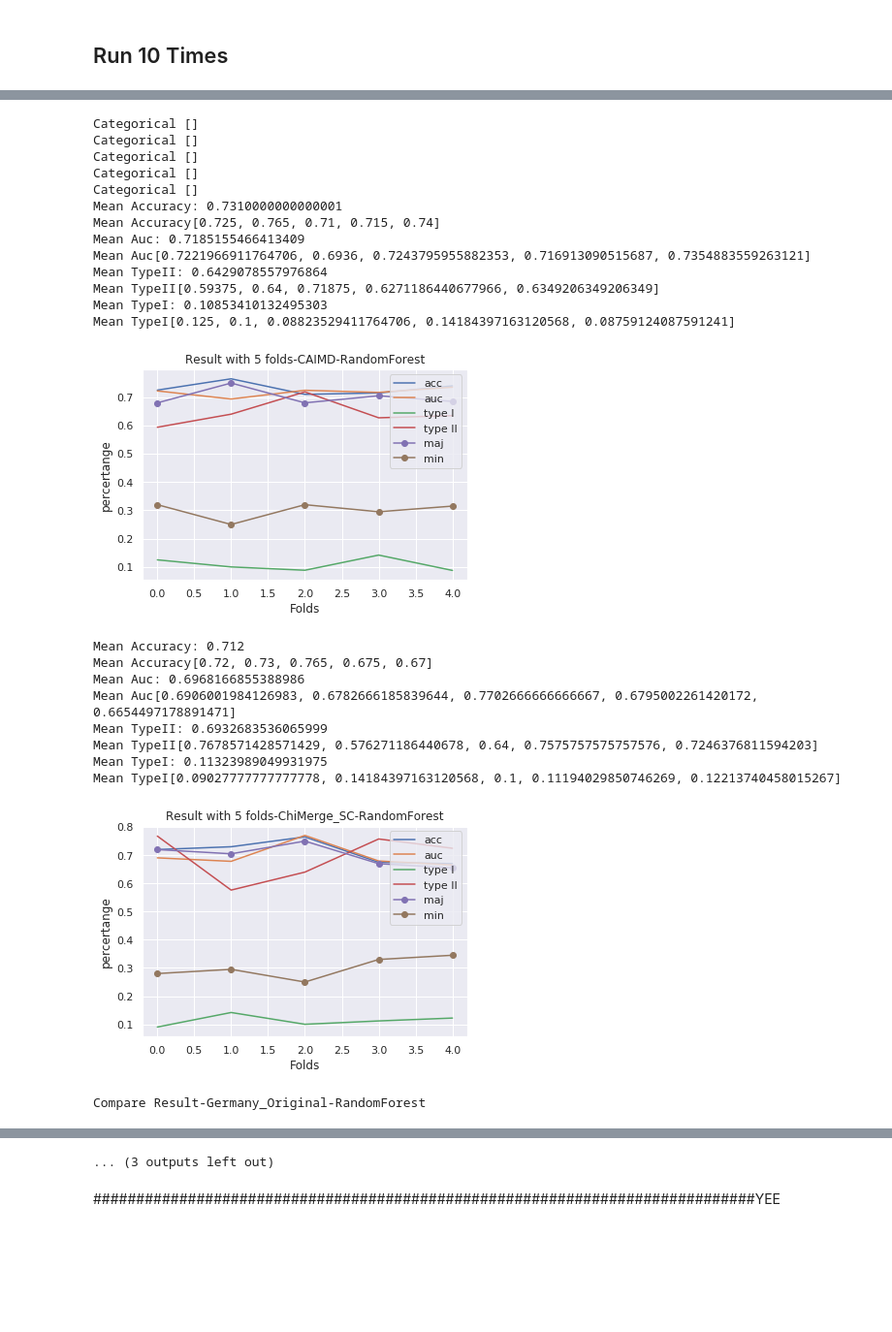
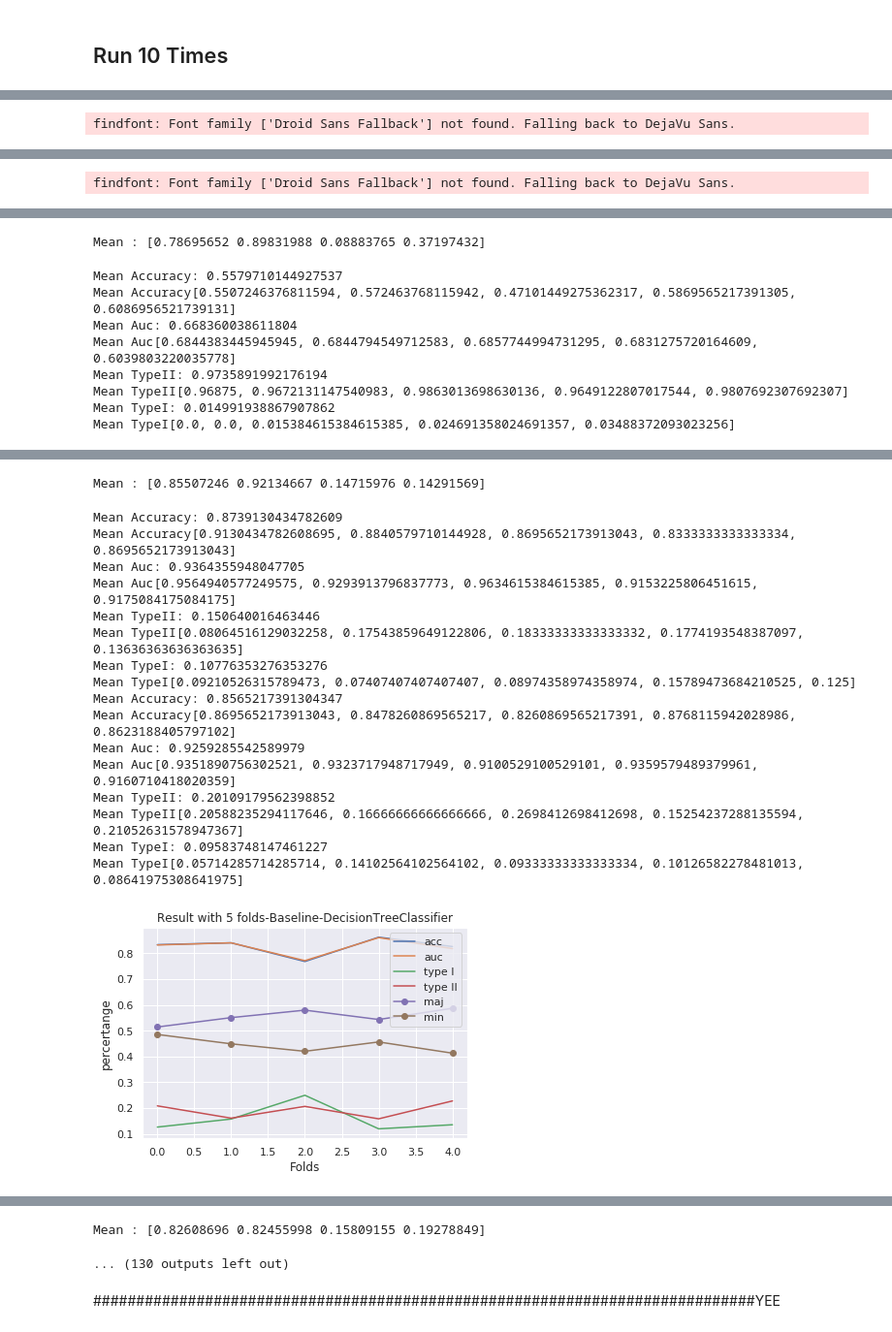
Before and after one commit to BanNel/Discretize_Classification, a Jupyter notebook: Discretization Classification 2.0(Template) - KFold.ipynb, the cells around one changed output, grey strips where cells are left out. Shown at 97% size. Drawn from its saved outputs; the diff is of its cells as text; code cells hidden in the pictures; blank space fills up the shorter version.

Commit message:
Add Australian Different Conti Column

```diff
--- a/Discretization Classification 2.0(Template) - KFold.ipynb
+++ b/Discretization Classification 2.0(Template) - KFold.ipynb
@@ -33,7 +33,7 @@ lock = Lock()
 ## Import Data
 # %%
 # Load Data
-data_name = "Germany_Original"
+data_name = "Australian_(Dis5Column)Without12"
 # data_name = "Australian_Original"
 
 if data_name == "Tsai_Original":
@@ -46,6 +46,8 @@ elif  data_name == "Australian_Original":
     data_list,target_list,discretize_coloumn = ClassificationDataset().load_Australian_CreditData()
 elif  data_name == "Australian_Normalize(Old)":
     data_list,target_list,discretize_coloumn = ClassificationDataset().load_Australian_CreditData_Normalize()
+elif  data_name == "Australian_(Dis5Column)Without12":
+    data_list,target_list,discretize_coloumn = ClassificationDataset().load_Australian_CreditData_Different_Continuous_Column()
 elif  data_name == "GiveMeSomeCredit":
     data_list,target_list,discretize_coloumn = ClassificationDataset().load_GiveMeSomeCredit_CreditData()
 elif  data_name == "Japanese_Credit":
@@ -533,8 +535,8 @@ t7 = Thread(target=run10times,args=(xgBoost,"xgBoost"))
 t8 = Thread(target=run10times,args=(GaussianNaiveBayes,"GaussianNaiveBayes"))
 
 
-#thread_list = [t0,t1,t2,t3,t4,t5,t6,t7]
-thread_list = [t4]
+thread_list = [t1,t2,t3,t4,t5,t6,t7,t8]
+#thread_list = [t4]
 
 #程式開始
 for item in thread_list:
@@ -558,0 +553 @@ Mean TypeI[0.09859154929577464, 0.031746031746031744, 0.11920529801324503, 0.055
+findfont: Font family ['Droid Sans Fallback'] not found. Falling back to DejaVu Sans.
@@ -558,0 +571 @@ Mean TypeI[0.09859154929577464, 0.031746031746031744, 0.11920529801324503, 0.055
+findfont: Font family ['Droid Sans Fallback'] not found. Falling back to DejaVu Sans.
@@ -568,0 +573,9 @@ Mean TypeI[0.15, 0.0958904109589041, 0.04964539007092199, 0.08029197080291971, 0
+Mean : [0.78695652 0.89831988 0.08883765 0.37197432]
+Mean Accuracy: 0.5579710144927537
+Mean Accuracy[0.5507246376811594, 0.572463768115942, 0.47101449275362317, 0.5869565217391305, 0.6086956521739131]
+Mean Auc: 0.668360038611804
+Mean Auc[0.6844383445945945, 0.6844794549712583, 0.6857744994731295, 0.6831275720164609, 0.6039803220035778]
+Mean TypeII: 0.9735891992176194
+Mean TypeII[0.96875, 0.9672131147540983, 0.9863013698630136, 0.9649122807017544, 0.9807692307692307]
+Mean TypeI: 0.014991938867907862
+Mean TypeI[0.0, 0.0, 0.015384615384615385, 0.024691358024691357, 0.03488372093023256]
@@ -570,24 +583,18 @@ Mean TypeI[0.15, 0.0958904109589041, 0.04964539007092199, 0.08029197080291971, 0
-Categorical []
-Categorical []
-Categorical []
-Categorical []
-Categorical []
-Mean Accuracy: 0.7310000000000001
-Mean Accuracy[0.725, 0.765, 0.71, 0.715, 0.74]
-Mean Auc: 0.7185155466413409
-Mean Auc[0.7221966911764706, 0.6936, 0.7243795955882353, 0.716913090515687, 0.7354883559263121]
-Mean TypeII: 0.6429078557976864
-Mean TypeII[0.59375, 0.64, 0.71875, 0.6271186440677966, 0.6349206349206349]
-Mean TypeI: 0.10853410132495303
-Mean TypeI[0.125, 0.1, 0.08823529411764706, 0.14184397163120568, 0.08759124087591241]
+Mean : [0.85507246 0.92134667 0.14715976 0.14291569]
+Mean Accuracy: 0.8739130434782609
+Mean Accuracy[0.9130434782608695, 0.8840579710144928, 0.8695652173913043, 0.8333333333333334, 0.8695652173913043]
+Mean Auc: 0.9364355948047705
+Mean Auc[0.9564940577249575, 0.9293913796837773, 0.9634615384615385, 0.9153225806451615, 0.9175084175084175]
+Mean TypeII: 0.150640016463446
+Mean TypeII[0.08064516129032258, 0.17543859649122806, 0.18333333333333332, 0.1774193548387097, 0.13636363636363635]
+Mean TypeI: 0.10776353276353276
+Mean TypeI[0.09210526315789473, 0.07407407407407407, 0.08974358974358974, 0.15789473684210525, 0.125]
+Mean Accuracy: 0.8565217391304347
+Mean Accuracy[0.8695652173913043, 0.8478260869565217, 0.8260869565217391, 0.8768115942028986, 0.8623188405797102]
+Mean Auc: 0.9259285542589979
+Mean Auc[0.9351890756302521, 0.9323717948717949, 0.9100529100529101, 0.9359579489379961, 0.9160710418020359]
+Mean TypeII: 0.20109179562398852
+Mean TypeII[0.20588235294117646, 0.16666666666666666, 0.2698412698412698, 0.15254237288135594, 0.21052631578947367]
+Mean TypeI: 0.09583748147461227
+Mean TypeI[0.05714285714285714, 0.14102564102564102, 0.09333333333333334, 0.10126582278481013, 0.08641975308641975]
-[figure, old version]
+[figure, new version]
-Mean Accuracy: 0.712
-Mean Accuracy[0.72, 0.73, 0.765, 0.675, 0.67]
-Mean Auc: 0.6968166855388986
-Mean Auc[0.6906001984126983, 0.6782666185839644, 0.7702666666666667, 0.6795002261420172, 0.6654497178891471]
-Mean TypeII: 0.6932683536065999
-Mean TypeII[0.7678571428571429, 0.576271186440678, 0.64, 0.7575757575757576, 0.7246376811594203]
-Mean TypeI: 0.11323989049931975
-Mean TypeI[0.09027777777777778, 0.14184397163120568, 0.1, 0.11194029850746269, 0.12213740458015267]
-[figure, removed]
-Compare Result-Germany_Original-RandomForest
@@ -597,4 +601,5 @@ Compare Result-Germany_Original-RandomForest
-... (3 outputs left out)
+Mean : [0.82608696 0.82455998 0.15809155 0.19278849]
+... (130 outputs left out)
 # %% [markdown]
 #############################################################################YEE
 # %% [markdown]
```
Also changed, not shown: parts of 3 cells of this notebook, 49 other files.
